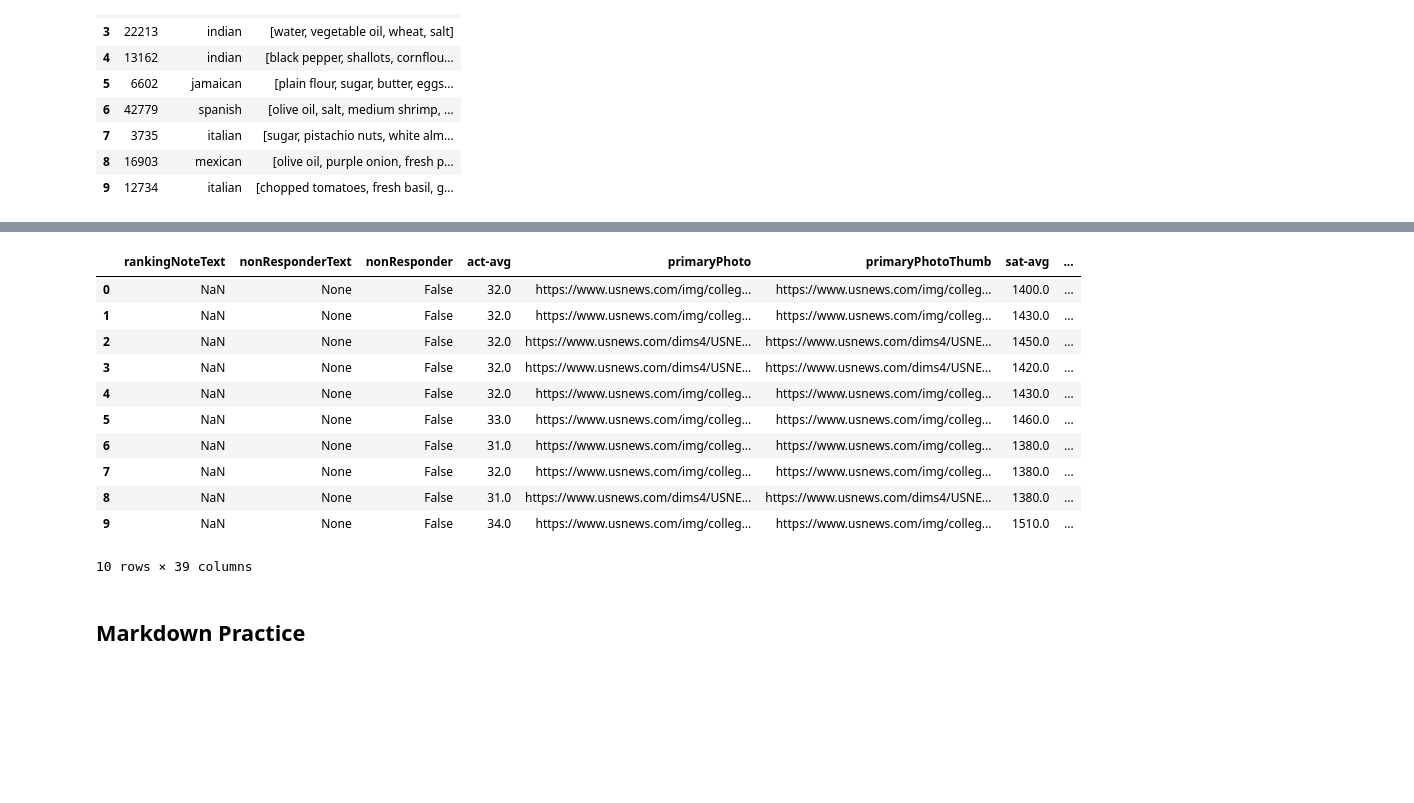
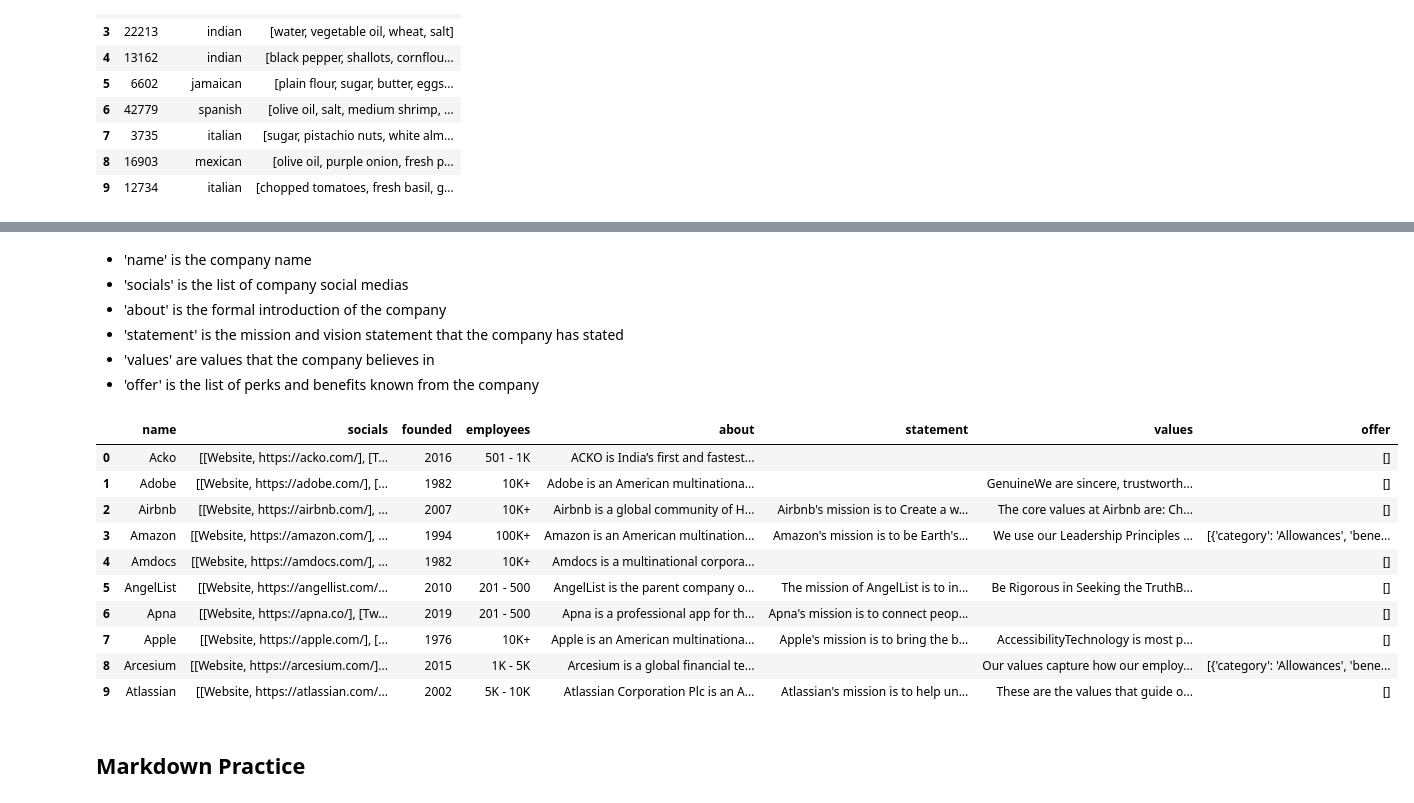
Before and after one commit to hal-yu/datasci_1_loading, a Jupyter notebook: HHA507W1_Intro.ipynb, the cells around one changed output, grey strips where cells are left out. Saved outputs shown, nothing was run; the diff lists cells and outputs as text; code cells hidden in the pictures; blank space fills up the shorter version.

```diff
--- a/HHA507W1_Intro.ipynb
+++ b/HHA507W1_Intro.ipynb
@@ -241,19 +249,25 @@ df8.head(10)
+# %% [markdown]
+*   'name' is the company name
+*   'socials' is the list of company social medias
+*   'about' is the formal introduction of the company
+*   'statement' is the mission and vision statement that the company has stated
+*   'values' are values that the company believes in
+*   'offer' is the list of perks and benefits known from the company
 # %%
-df9 = pd.read_json('JSON_Datasets/Uni.json')
+df9 = pd.read_json('JSON_Datasets/workattech-company-2022_12_21.json')
 df9.head(10)
 # %% [output]
-|  | rankingNoteText | nonResponderText | nonResponder | act-avg | primaryPhoto | primaryPhotoThumb | sat-avg | ... |
-| 0 | NaN | None | False | 32.0 | https://www.usnews.com/img/colleg... | https://www.usnews.com/img/colleg... | 1400.0 | ... |
-| 1 | NaN | None | False | 32.0 | https://www.usnews.com/img/colleg... | https://www.usnews.com/img/colleg... | 1430.0 | ... |
-| 2 | NaN | None | False | 32.0 | https://www.usnews.com/dims4/USNE... | https://www.usnews.com/dims4/USNE... | 1450.0 | ... |
-| 3 | NaN | None | False | 32.0 | https://www.usnews.com/dims4/USNE... | https://www.usnews.com/dims4/USNE... | 1420.0 | ... |
-| 4 | NaN | None | False | 32.0 | https://www.usnews.com/img/colleg... | https://www.usnews.com/img/colleg... | 1430.0 | ... |
-| 5 | NaN | None | False | 33.0 | https://www.usnews.com/img/colleg... | https://www.usnews.com/img/colleg... | 1460.0 | ... |
-| 6 | NaN | None | False | 31.0 | https://www.usnews.com/img/colleg... | https://www.usnews.com/img/colleg... | 1380.0 | ... |
-| 7 | NaN | None | False | 32.0 | https://www.usnews.com/img/colleg... | https://www.usnews.com/img/colleg... | 1380.0 | ... |
-| 8 | NaN | None | False | 31.0 | https://www.usnews.com/dims4/USNE... | https://www.usnews.com/dims4/USNE... | 1380.0 | ... |
-| 9 | NaN | None | False | 34.0 | https://www.usnews.com/img/colleg... | https://www.usnews.com/img/colleg... | 1510.0 | ... |
+|  | name | socials | founded | employees | about | statement | values | offer |
+| 0 | Acko | [[Website, https://acko.com/], [T... | 2016 | 501 - 1K | ACKO is India’s first and fastest... |  |  | [] |
+| 1 | Adobe | [[Website, https://adobe.com/], [... | 1982 | 10K+ | Adobe is an American multinationa... |  | GenuineWe are sincere, trustworth... | [] |
+| 2 | Airbnb | [[Website, https://airbnb.com/], ... | 2007 | 10K+ | Airbnb is a global community of H... | Airbnb's mission is to Create a w... | The core values at Airbnb are: Ch... | [] |
+| 3 | Amazon | [[Website, https://amazon.com/], ... | 1994 | 100K+ | Amazon is an American multination... | Amazon's mission is to be Earth's... | We use our Leadership Principles ... | [{'category': 'Allowances', 'bene... |
+| 4 | Amdocs | [[Website, https://amdocs.com/], ... | 1982 | 10K+ | Amdocs is a multinational corpora... |  |  | [] |
+| 5 | AngelList | [[Website, https://angellist.com/... | 2010 | 201 - 500 | AngelList is the parent company o... | The mission of AngelList is to in... | Be Rigorous in Seeking the TruthB... | [] |
+| 6 | Apna | [[Website, https://apna.co/], [Tw... | 2019 | 201 - 500 | Apna is a professional app for th... | Apna's mission is to connect peop... |  | [] |
+| 7 | Apple | [[Website, https://apple.com/], [... | 1976 | 10K+ | Apple is an American multinationa... | Apple's mission is to bring the b... | AccessibilityTechnology is most p... | [] |
+| 8 | Arcesium | [[Website, https://arcesium.com/]... | 2015 | 1K - 5K | Arcesium is a global financial te... |  | Our values capture how our employ... | [{'category': 'Allowances', 'bene... |
+| 9 | Atlassian | [[Website, https://atlassian.com/... | 2002 | 5K - 10K | Atlassian Corporation Plc is an A... | Atlassian's mission is to help un... | These are the values that guide o... | [] |
-10 rows × 39 columns
 # %% [markdown]
 ## Markdown Practice
 # %% [markdown]
```
Also changed, not shown: parts of 6 cells of this notebook.
